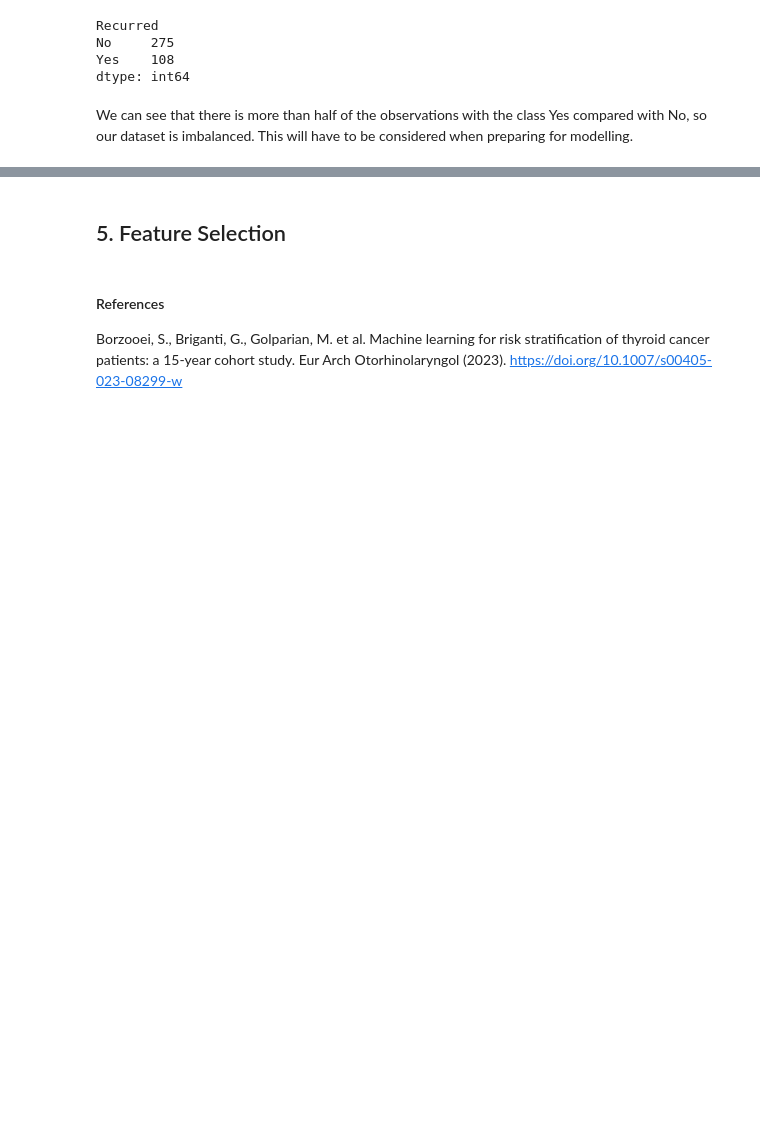
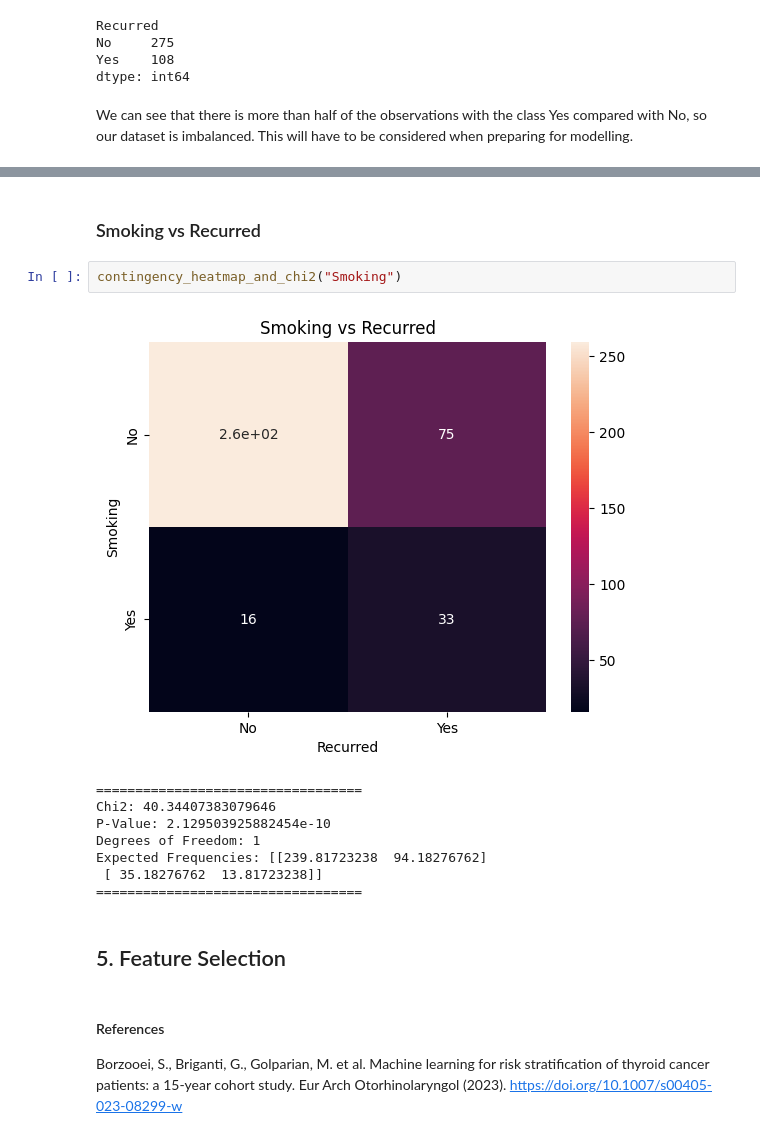
Before and after one commit to ShaniceWilliams/thyroid-study, a Jupyter notebook: notebooks/1.0-eda.ipynb, the cells around one changed output, grey strips where cells are left out. Cells and saved outputs as stored; diff of their text form; blank space fills up the shorter version.

```diff
--- a/notebooks/1.0-eda.ipynb
+++ b/notebooks/1.0-eda.ipynb
@@ -404,3 +440,16 @@ We can see that there is more than half of the observations with the class Yes c
+# %% [markdown]
+### Smoking vs Recurred
+# %%
+contingency_heatmap_and_chi2("Smoking")
+# %% [output]
+[figure, added]
+==================================
+Chi2: 40.34407383079646
+P-Value: 2.129503925882454e-10
+Degrees of Freedom: 1
+Expected Frequencies: [[239.81723238  94.18276762]
+ [ 35.18276762  13.81723238]]
+==================================
 # %% [markdown]
 ## 5. Feature Selection
 # %% [markdown]
```
Also changed, not shown: parts of 6 cells of this notebook, 1 other file.
